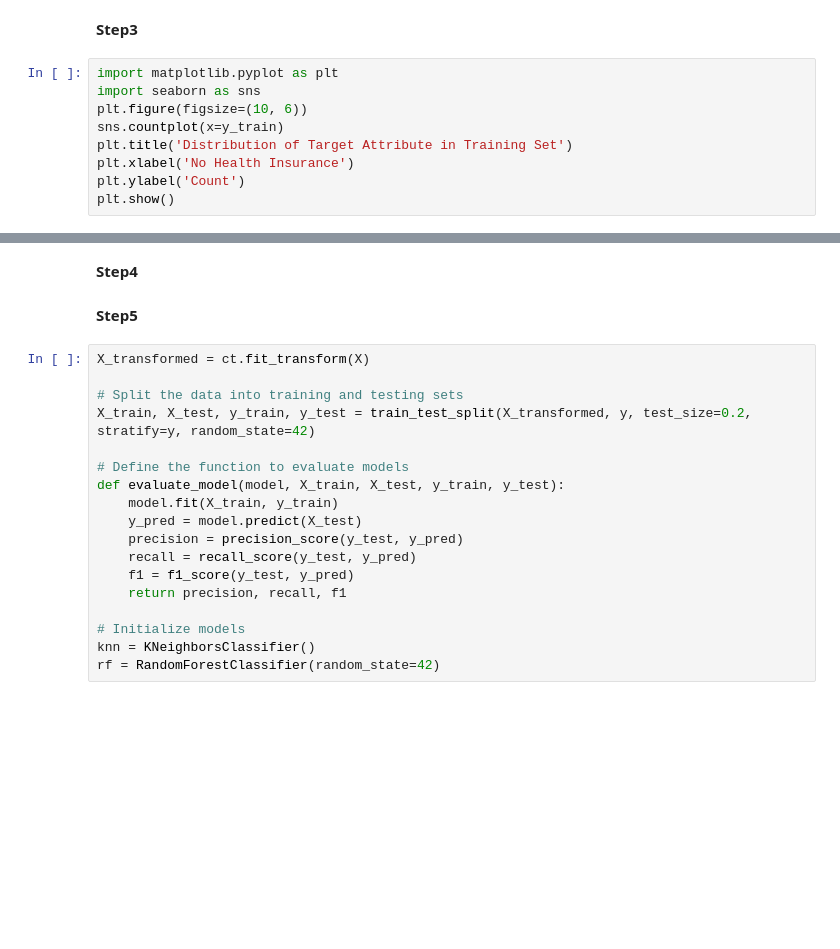
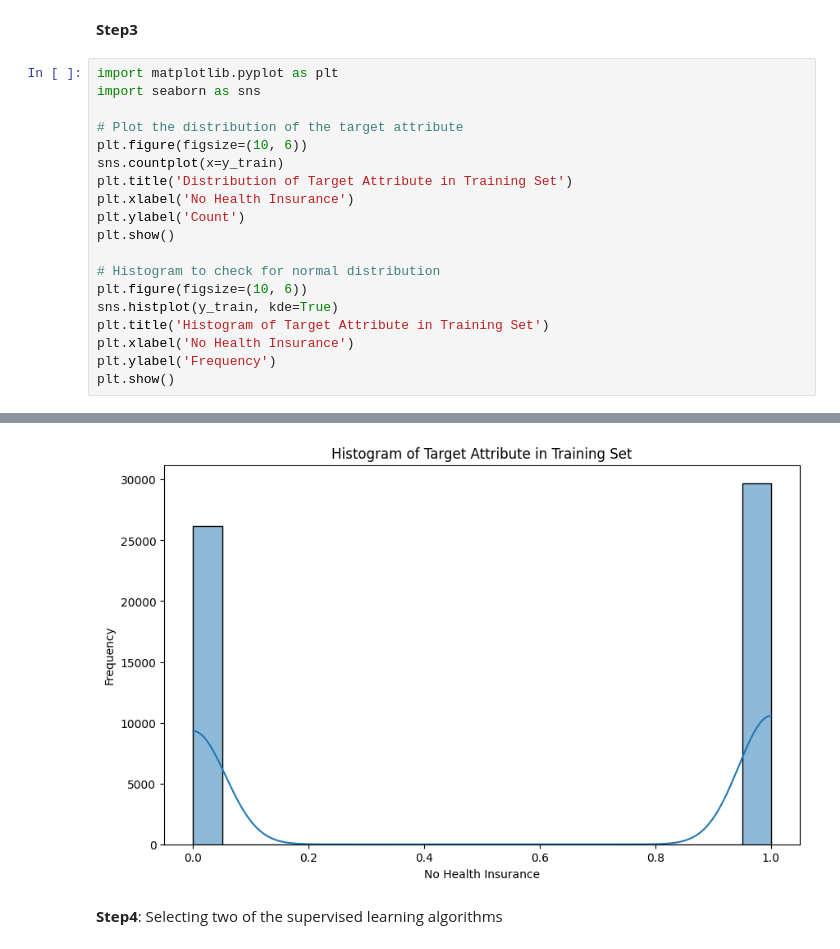
Before and after one commit to HiwaTase/Machine-Learning, a Jupyter notebook: Project2.ipynb, the cells around one changed output, grey strips where cells are left out. Saved outputs shown, nothing was run; the diff lists cells and outputs as text; blank space fills up the shorter version.

```diff
--- a/Project2.ipynb
+++ b/Project2.ipynb
@@ -130,33 +110,24 @@ Name: count, dtype: int64
 # %%
 import matplotlib.pyplot as plt
 import seaborn as sns
+
+# Plot the distribution of the target attribute
 plt.figure(figsize=(10, 6))
 sns.countplot(x=y_train)
 plt.title('Distribution of Target Attribute in Training Set')
 plt.xlabel('No Health Insurance')
 plt.ylabel('Count')
 plt.show()
+
+# Histogram to check for normal distribution
+plt.figure(figsize=(10, 6))
+sns.histplot(y_train, kde=True)
+plt.title('Histogram of Target Attribute in Training Set')
+plt.xlabel('No Health Insurance')
+plt.ylabel('Frequency')
+plt.show()
 # %% [output]
 [figure]
+[figure, added]
-# %% [markdown]
-**Step4**
-# %% [markdown]
-**Step5**
-# %%
-X_transformed = ct.fit_transform(X)
-
-# Split the data into training and testing sets
-X_train, X_test, y_train, y_test = train_test_split(X_transformed, y, test_size=0.2, stratify=y, random_state=42)
-
-# Define the function to evaluate models
-def evaluate_model(model, X_train, X_test, y_train, y_test):
-    model.fit(X_train, y_train)
-    y_pred = model.predict(X_test)
-    precision = precision_score(y_test, y_pred)
-    recall = recall_score(y_test, y_pred)
-    f1 = f1_score(y_test, y_pred)
-    return precision, recall, f1
-
-# Initialize models
-knn = KNeighborsClassifier()
-rf = RandomForestClassifier(random_state=42)
+# %% [markdown]
+**Step4**: Selecting two of the supervised learning algorithms
```
Also changed, not shown: parts of 17 cells of this notebook.
